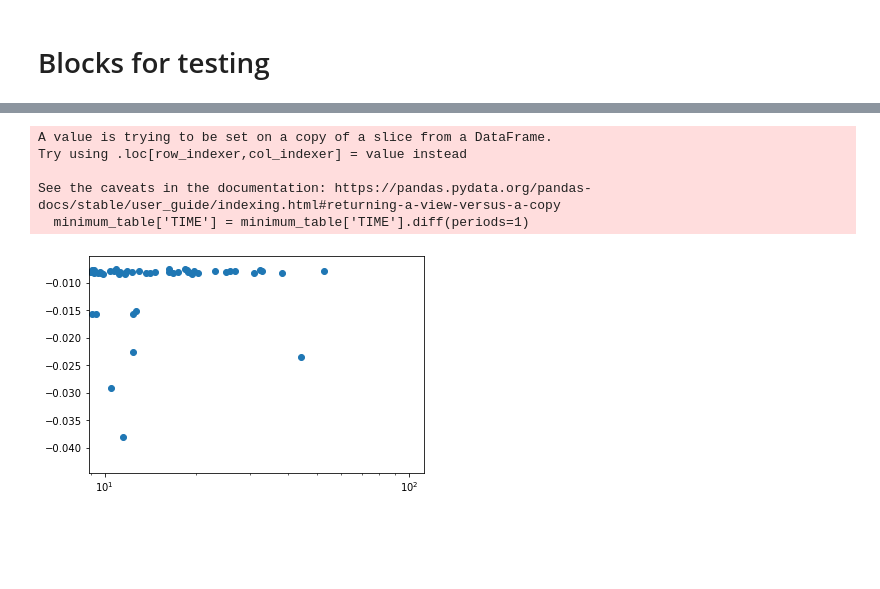
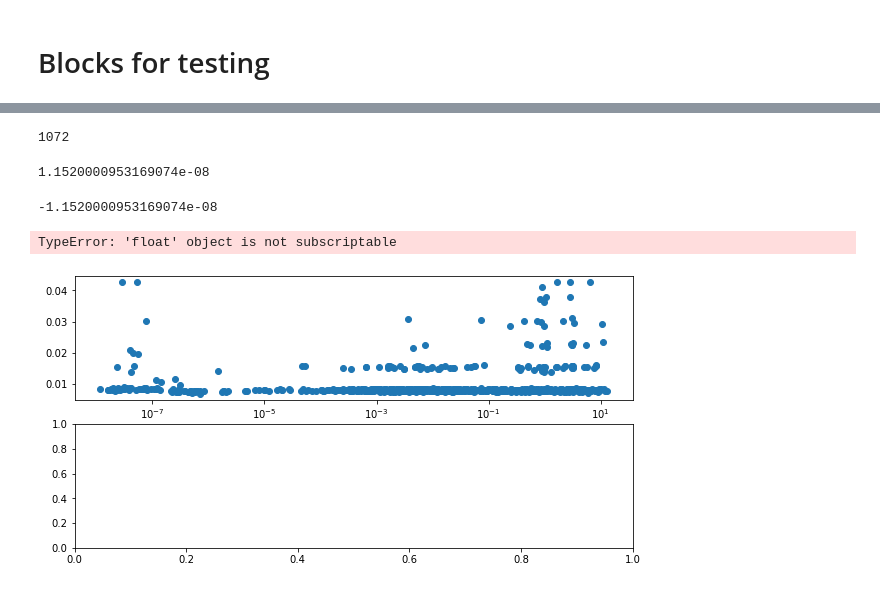
Before and after one commit to martina01natali/OOPROJECT, a Jupyter notebook: pyproj/branch_dcr/dcr_analysis.ipynb, the cells around one changed output, grey strips where cells are left out. Cells and saved outputs as stored; diff of their text form; code cells hidden in the pictures; blank space fills up the shorter version.

Commit message:
Worked on analysis, completed analysis function. Have to tidy up HEADER and README of branch_dcr. Have to decide features of 2D plot

```diff
--- a/pyproj/branch_dcr/dcr_analysis.ipynb
+++ b/pyproj/branch_dcr/dcr_analysis.ipynb
@@ -609,5 +584,5 @@ wf_table.loc[wf_table.CH1.values==(-np.inf)]
 # %%
-wf = analysis(time_table, wf_table, custom_n_events=1000, plot=False, inplace=False, many_minima=500, time_adjust=False)
+wf = analysis(time_table, wf_table, plot=False, inplace=False, many_minima=500, time_adjust=True)
 # %% [output]
 Analysis of event number 999
 Analysis completed.
@@ -637,0 +608,11 @@ minimum_table['Delta T (s)'].values.min()
+# %%
+    ############################# UPDATES TO MAKE ####################################
+    # - [x] discard -inf values
+    # - [ ]
+    ##################################################################################
+
+mins = wf.dropna() # drops all rows with NaNs, that are found in clean_min only
+mins = mins.loc[mins.code=='good']
+mins['TIME'] = mins['TIME'].diff(periods=1)
+mins = mins.iloc[1:,:]
+mins.rename(columns={'TIME':'Delta T (s)','CH1':'Amplitude (V)'}, inplace = True)
@@ -637,0 +636,8 @@ minimum_table['Delta T (s)'].values.min()
+# %%
+len(mins['Delta T (s)'])
+# %% [output]
+1072
+# %%
+mins['Delta T (s)'].min()
+# %% [output]
+1.1520000953169074e-08
@@ -638,18 +648,30 @@ minimum_table['Delta T (s)'].values.min()
+# %%
+bins[-1]-mins['Delta T (s)'].max()
+# %% [output]
+-1.1520000953169074e-08
 # %%
 # una volta trovati tutti picchi possiamo costruire il grafico ed estrarre i valori di DCR, AP e CT
-minimum_table.rename(columns={'TIME':'Delta T (s)','CH1':'Amplitude (V)'}, inplace = True)
-plt.scatter(minimum_table['Delta T (s)'],minimum_table['Amplitude (V)'])
-plt.xscale("log")
-plt.savefig('Amplitude_vs_dt.pdf')
+
+fig, axs = plt.subplots(2,1,figsize=(10,5), sharex=False, squeeze=True,)
+
+axs[0].scatter(mins['Delta T (s)'],-mins['Amplitude (V)'])
+axs[0].set_xscale('log')
+
+# hist, bins, _ = plt.hist(mins['Delta T (s)'], bins=100,)
+nbins = 100
+step = ((mins['Delta T (s)'].max()-mins['Delta T (s)'].min())/nbins)
+bins = np.array([ for ])
+logbins = np.logspace(np.log10(bins[0]),np.log10(bins[-1]),len(bins))
+axs[1].hist(mins['Delta T (s)'], bins=logbins)
+#axs[1].set_xscale('log')
+
+# plt.savefig('Amplitude_vs_dt.pdf')
 plt.show()
 plt.close()
+
 # La Dark Count Rate è semplicemente il numero di eventi considerati validi, diviso per il tempo totale di misura
 # la probabilità di After Pulse è la precentuale di eventi con delta t inferiore a 6 microsecondi
 # la probabilità di Cross Talk è la percentuale di eventi con ampiezza superiore a 1 p.e. (p.e. = fotoelettrone, nel nostro caso pari a 8 mV)
 # %% [output]
-A value is trying to be set on a copy of a slice from a DataFrame.
-Try using .loc[row_indexer,col_indexer] = value instead
-
-See the caveats in the documentation: https://pandas.pydata.org/pandas-docs/stable/user_guide/indexing.html#returning-a-view-versus-a-copy
-  minimum_table['TIME'] = minimum_table['TIME'].diff(periods=1)
+TypeError: 'float' object is not subscriptable
-[figure, old version]
+[figure, new version]
```
Also changed, not shown: parts of 15 cells of this notebook, 1 other file.
